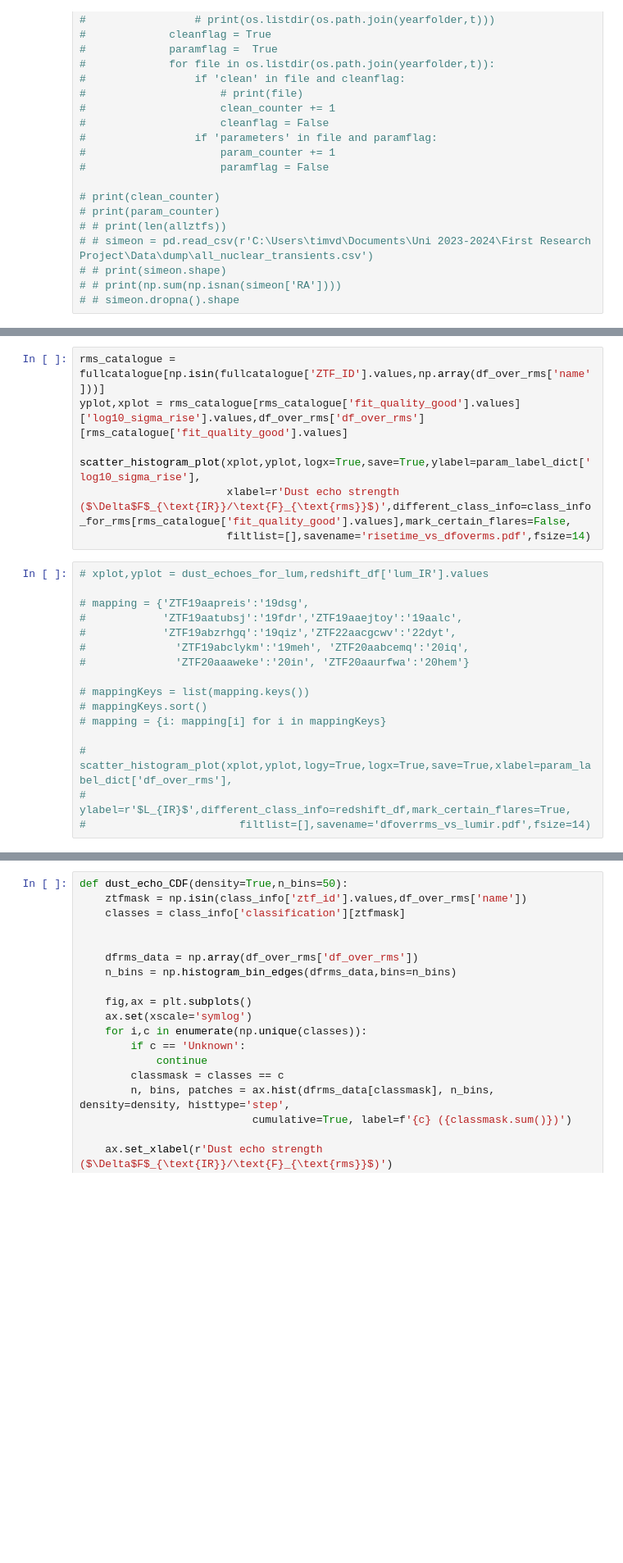
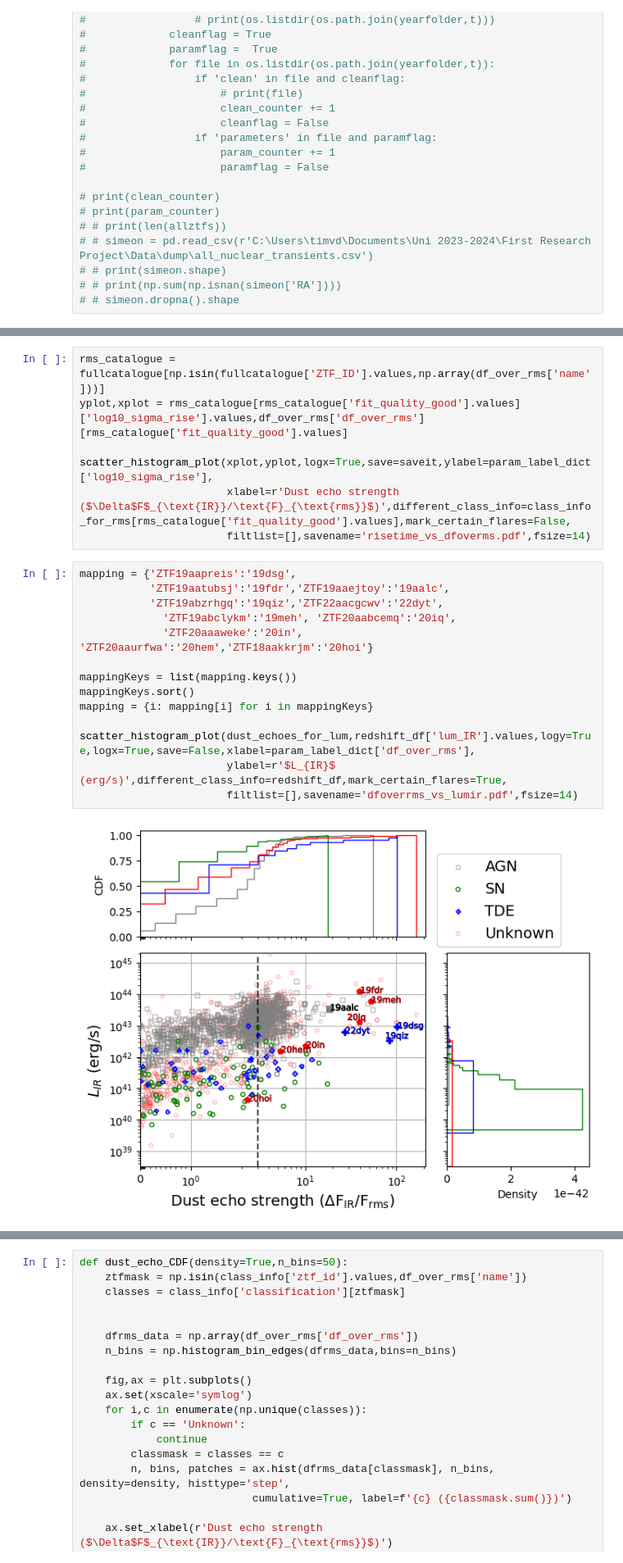
Before and after one commit to TimvdVuurst/FRP_TimvdVuurst, a Jupyter notebook: transient_plots.ipynb, the cells around one changed output, grey strips where cells are left out. Shown at 82% size. Saved outputs shown, nothing was run; the diff lists cells and outputs as text; blank space fills up the shorter version.

```diff
--- a/transient_plots.ipynb
+++ b/transient_plots.ipynb
@@ -931,23 +896,23 @@ scatter_histogram_plot(xplot,yplot,logy=True,save=True,xlabel=param_label_dict['
 rms_catalogue = fullcatalogue[np.isin(fullcatalogue['ZTF_ID'].values,np.array(df_over_rms['name']))]
 yplot,xplot = rms_catalogue[rms_catalogue['fit_quality_good'].values]['log10_sigma_rise'].values,df_over_rms['df_over_rms'][rms_catalogue['fit_quality_good'].values]
 
-scatter_histogram_plot(xplot,yplot,logx=True,save=True,ylabel=param_label_dict['log10_sigma_rise'],
+scatter_histogram_plot(xplot,yplot,logx=True,save=saveit,ylabel=param_label_dict['log10_sigma_rise'],
                        xlabel=r'Dust echo strength ($\Delta$F$_{\text{IR}}/\text{F}_{\text{rms}}$)',different_class_info=class_info_for_rms[rms_catalogue['fit_quality_good'].values],mark_certain_flares=False,
                        filtlist=[],savename='risetime_vs_dfoverms.pdf',fsize=14)
 # %%
-# xplot,yplot = dust_echoes_for_lum,redshift_df['lum_IR'].values
+mapping = {'ZTF19aapreis':'19dsg',
+           'ZTF19aatubsj':'19fdr','ZTF19aaejtoy':'19aalc',
+           'ZTF19abzrhgq':'19qiz','ZTF22aacgcwv':'22dyt',
+             'ZTF19abclykm':'19meh', 'ZTF20aabcemq':'20iq',
+             'ZTF20aaaweke':'20in', 'ZTF20aaurfwa':'20hem','ZTF18aakkrjm':'20hoi'}
 
-# mapping = {'ZTF19aapreis':'19dsg',
-#            'ZTF19aatubsj':'19fdr','ZTF19aaejtoy':'19aalc',
-#            'ZTF19abzrhgq':'19qiz','ZTF22aacgcwv':'22dyt',
-#              'ZTF19abclykm':'19meh', 'ZTF20aabcemq':'20iq',
-#              'ZTF20aaaweke':'20in', 'ZTF20aaurfwa':'20hem'}
+mappingKeys = list(mapping.keys())
+mappingKeys.sort()
+mapping = {i: mapping[i] for i in mappingKeys}
 
-# mappingKeys = list(mapping.keys())
-# mappingKeys.sort()
-# mapping = {i: mapping[i] for i in mappingKeys}
-
-# scatter_histogram_plot(xplot,yplot,logy=True,logx=True,save=True,xlabel=param_label_dict['df_over_rms'],
-#                        ylabel=r'$L_{IR}$',different_class_info=redshift_df,mark_certain_flares=True,
-#                        filtlist=[],savename='dfoverrms_vs_lumir.pdf',fsize=14)
+scatter_histogram_plot(dust_echoes_for_lum,redshift_df['lum_IR'].values,logy=True,logx=True,save=False,xlabel=param_label_dict['df_over_rms'],
+                       ylabel=r'$L_{IR}$ (erg/s)',different_class_info=redshift_df,mark_certain_flares=True,
+                       filtlist=[],savename='dfoverrms_vs_lumir.pdf',fsize=14)
+# %% [output]
+[figure, added]
 # %%
```
Also changed, not shown: parts of 18 cells of this notebook.
